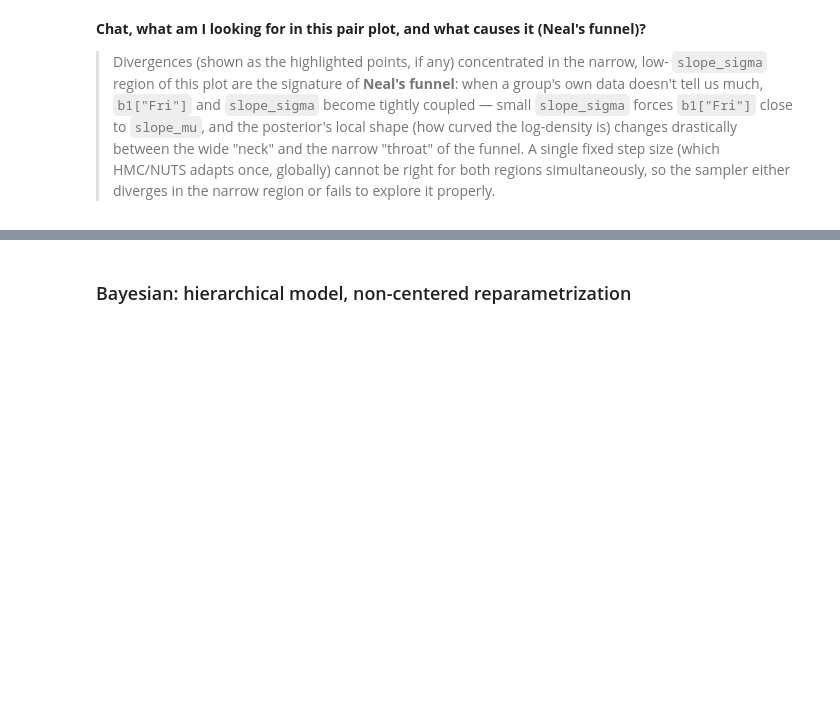
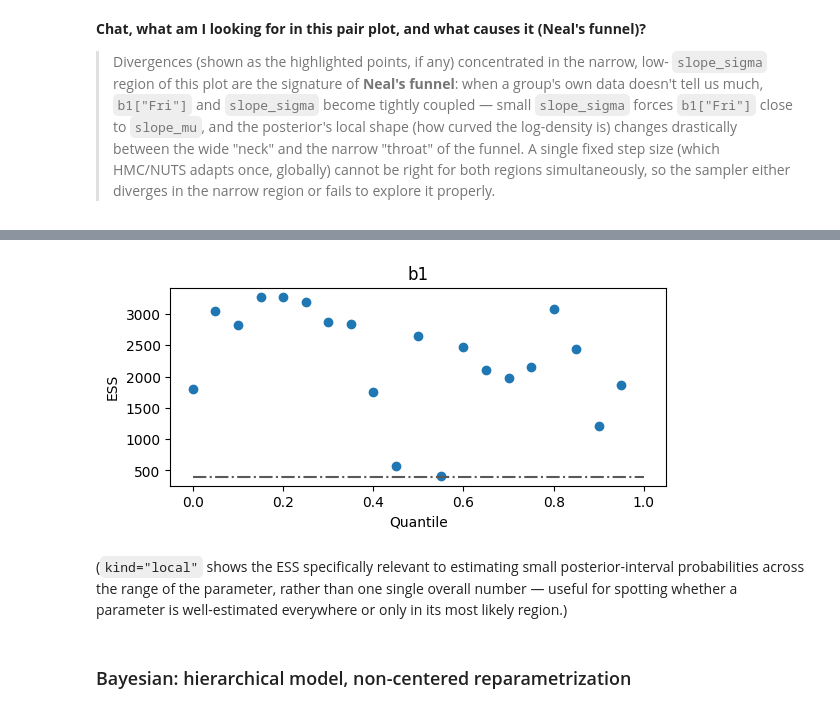
Before and after one commit to yaeldorin-glitch/Statistics-applications, a Jupyter notebook: 2_bayes_vs_ols_restaurant_tips.ipynb, the cells around one changed output, grey strips where cells are left out. Drawn from its saved outputs; the diff is of its cells as text; code cells hidden in the pictures; blank space fills up the shorter version.

```diff
--- a/2_bayes_vs_ols_restaurant_tips.ipynb
+++ b/2_bayes_vs_ols_restaurant_tips.ipynb
@@ -503,3 +581,12 @@ plt.show()
+# %%
+az.plot_ess(idata_hc, var_names=["b1"], coords={"day": "Fri"}, kind="local")
+plt.show()
+# %% [output]
+[figure, added]
+# %% [markdown]
+(`kind="local"` shows the ESS specifically relevant to estimating small posterior-interval
+probabilities across the range of the parameter, rather than one single overall number — useful
+for spotting whether a parameter is well-estimated everywhere or only in its most likely region.)
 # %% [markdown]
 ### Bayesian: hierarchical model, non-centered reparametrization
 # %%
```
Also changed, not shown: parts of 11 cells of this notebook, 4 other files.
